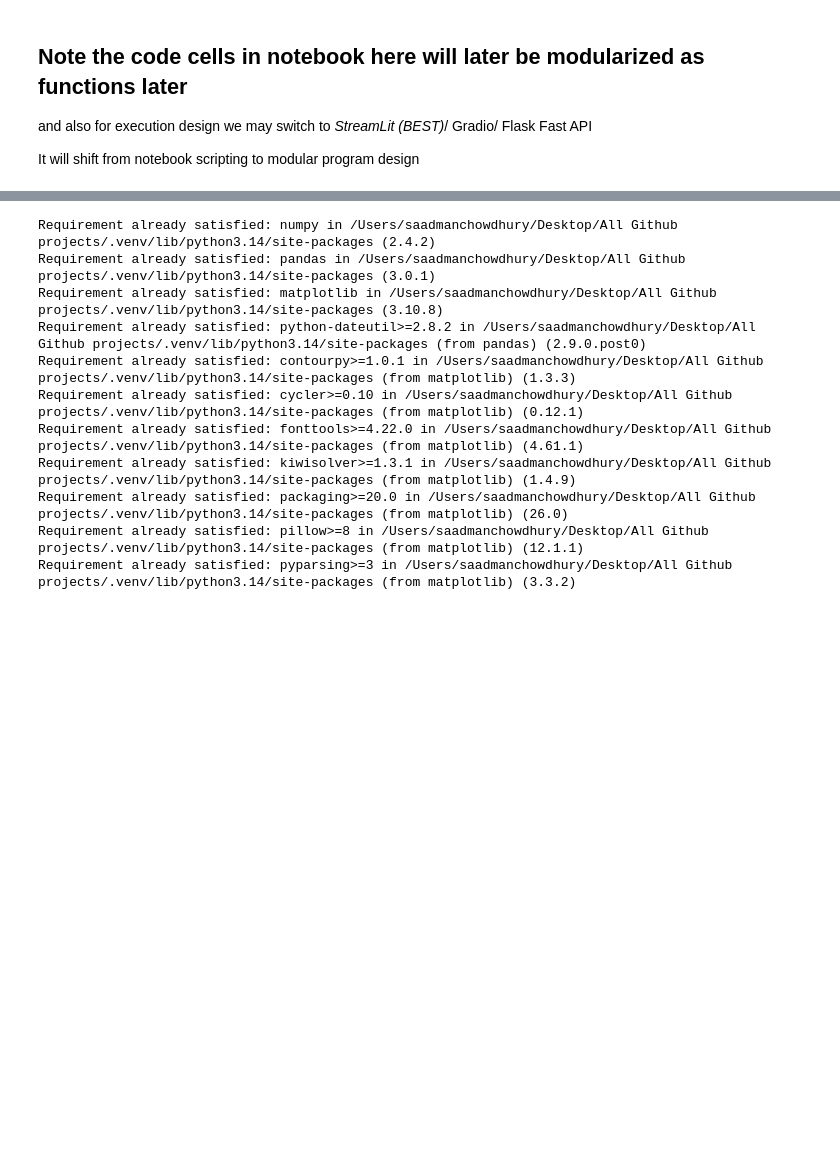
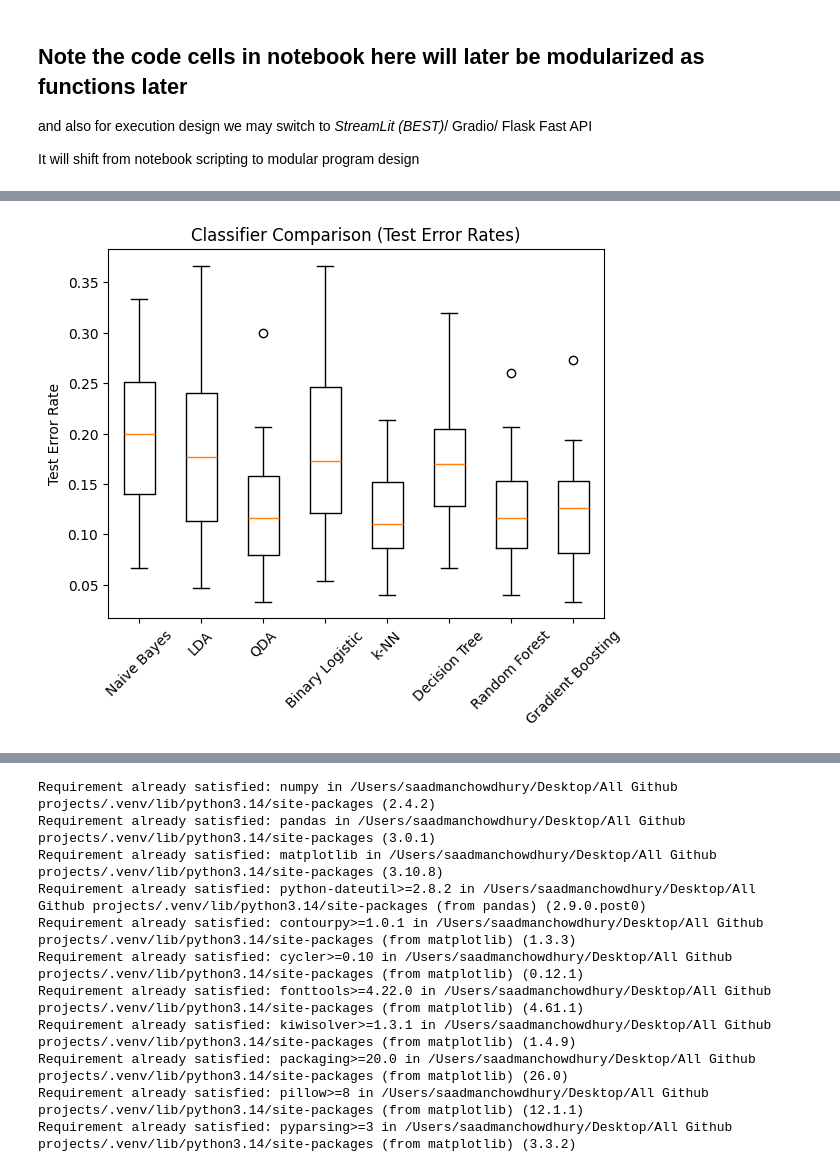
Before and after one commit to Saadman-Chowdhury-git/data-analytics-portfolio-post-MS-graduation, a Jupyter notebook: 02._ml_prediction_competition/Internal_meta_thoughts_and_Code.ipynb, the cells around one changed output, grey strips where cells are left out. Cells and saved outputs as stored; diff of their text form; code cells hidden in the pictures; blank space fills up the shorter version.

```diff
--- a/02._ml_prediction_competition/Internal_meta_thoughts_and_Code.ipynb
+++ b/02._ml_prediction_competition/Internal_meta_thoughts_and_Code.ipynb
@@ -365,0 +486,65 @@ You selected Distance-based models. Here is a more specific list:
+# %%
+# Simulate data and compare classifiers with boxplots of test error rate
+
+%pip install scikit-learn
+
+import numpy as np
+import matplotlib.pyplot as plt
+from sklearn.datasets import make_classification
+from sklearn.model_selection import train_test_split
+from sklearn.naive_bayes import GaussianNB
+from sklearn.discriminant_analysis import LinearDiscriminantAnalysis, QuadraticDiscriminantAnalysis
+from sklearn.linear_model import LogisticRegression
+from sklearn.neighbors import KNeighborsClassifier
+from sklearn.tree import DecisionTreeClassifier
+from sklearn.ensemble import RandomForestClassifier, GradientBoostingClassifier
+from sklearn.metrics import accuracy_score
+
+# Define classifiers
+models = {
+    "Naive Bayes": GaussianNB(),
+    "LDA": LinearDiscriminantAnalysis(),
+    "QDA": QuadraticDiscriminantAnalysis(reg_param=0.1),  # regularized to avoid singularity
+    "Binary Logistic": LogisticRegression(max_iter=1000),
+    "k-NN": KNeighborsClassifier(),
+    "Decision Tree": DecisionTreeClassifier(),
+    "Random Forest": RandomForestClassifier(),
+    "Gradient Boosting": GradientBoostingClassifier()
+}
+
+# Store results
+results = {name: [] for name in models}
+
+# Simulation loop
+n_simulations = 50
+
+for _ in range(n_simulations):
+    X, y = make_classification(
+        n_samples=500,
+        n_features=10,
+        n_informative=5,
+        n_redundant=2,
+        n_classes=2
+    )
+
+    X_train, X_test, y_train, y_test = train_test_split(
+        X, y, test_size=0.3
+    )
+
+    for name, model in models.items():
+        model.fit(X_train, y_train)
+        y_pred = model.predict(X_test)
+        error = 1 - accuracy_score(y_test, y_pred)
+        results[name].append(error)
+
+# Prepare data for boxplot
+data = [results[name] for name in models]
+
+# Plot
+plt.figure()
+plt.boxplot(data, labels=list(models.keys()))
+plt.xticks(rotation=45)
+plt.ylabel("Test Error Rate")
+plt.title("Classifier Comparison (Test Error Rates)")
+plt.show()
+# %% [output]
@@ -365,0 +557 @@ You selected Distance-based models. Here is a more specific list:
+[figure, added]
```
Also changed, not shown: parts of 26 cells of this notebook, 12 other files.
